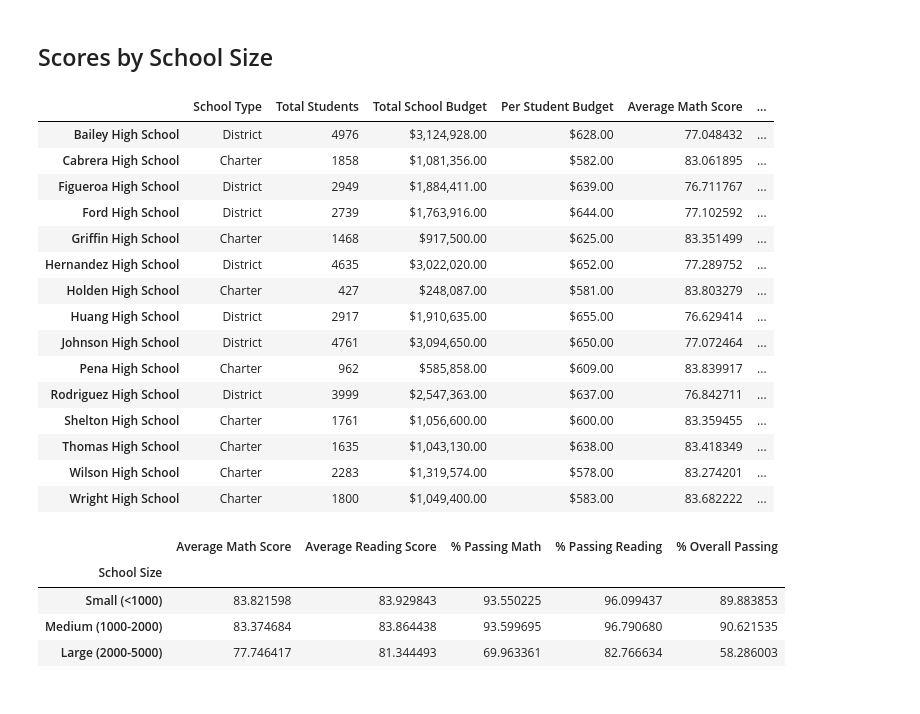
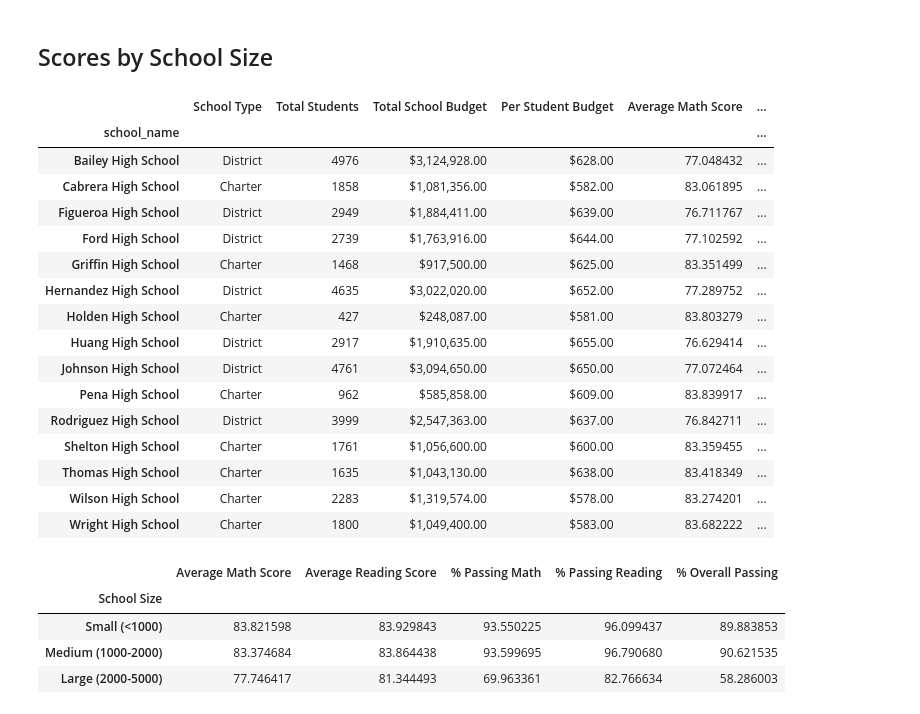
Before and after one commit to amanuel-am/pandas-challenge, a Jupyter notebook: PyCitySchools/PyCitySchools_starter.ipynb, the cells around one changed output. Cells and saved outputs as stored; diff of their text form; code cells hidden in the pictures.

```diff
--- a/PyCitySchools/PyCitySchools_starter.ipynb
+++ b/PyCitySchools/PyCitySchools_starter.ipynb
@@ -223,8 +223,8 @@ Thomas High School       638.0
 dtype: float64
 # %%
 # Calculate the average test scores per school from school_data_complete
-per_school_math =school_data_complete.groupby('school_name')[['math_score']].mean()
-per_school_reading =school_data_complete.groupby('school_name')[['reading_score']].mean()
+per_school_math =school_data_complete.groupby('school_name')['math_score'].mean()
+per_school_reading =school_data_complete.groupby('school_name')['reading_score'].mean()
 # %%
 per_school_math
 # %% [output]
@@ -456,6 +460,15 @@ dtype: float64
 # %%
 # Create a DataFrame called `per_school_summary` with columns for the calculations above.
-per_school_summary =pd.DataFrame([per_school_passing_math,per_school_passing_reading,overall_passing_rate])
+per_school_summary =pd.DataFrame({'School Type':school_types,
+                                 'Total Students': per_school_counts,
+                                  'Total School Budget': per_school_budget,
+                                  'Per Student Budget': per_school_capita,
+                                  'Average Math Score': per_school_math,
+                                  'Average Reading Score': per_school_reading,
+                                  '% Passing Math': per_school_passing_math,
+                                  '% Passing Reading': per_school_passing_reading,
+                                  '% Overall Passing': overall_passing_rate
+                                 })
 
 # Formatting
 per_school_summary["Total School Budget"] = per_school_summary["Total School Budget"].map("${:,.2f}".format)
@@ -584,6 +655,8 @@ school_spending_df = per_school_summary.copy()
 # %%
 # Use `pd.cut` to categorize spending based on the bins.
-school_spending_df["Spending Ranges (Per Student)"] =
+school_spending_df['Per Student Budget'] = school_spending_df['Per Student Budget'].str.replace('$', '').astype(float)
+school_spending_df["Spending Ranges (Per Student)"] =pd.cut(school_spending_df['Per Student Budget'], bins=spending_bins, labels=labels)
+school_spending_df['Per Student Budget']=school_spending_df['Per Student Budget'].map('${:,.2f}'.format)
 school_spending_df
 # %% [output]
 |  | School Type | Total Students | Total School Budget | Per Student Budget | Average Math Score | ... |
@@ -631,11 +709,12 @@ labels = ["Small (<1000)", "Medium (1000-2000)", "Large (2000-5000)"]
 # %%
 # Categorize the spending based on the bins
 # Use `pd.cut` on the "Total Students" column of the `per_school_summary` DataFrame.
 
-per_school_summary["School Size"] =
+per_school_summary["School Size"] =pd.cut(school_spending_df['Total Students'], bins=size_bins, labels=labels)
 per_school_summary
 # %% [output]
 |  | School Type | Total Students | Total School Budget | Per Student Budget | Average Math Score | ... |
+| school_name |  |  |  |  |  | ... |
 | Bailey High School | District | 4976 | $3,124,928.00 | $628.00 | 77.048432 | ... |
 | Cabrera High School | Charter | 1858 | $1,081,356.00 | $582.00 | 83.061895 | ... |
 | Figueroa High School | District | 2949 | $1,884,411.00 | $639.00 | 76.711767 | ... |
```
Also changed, not shown: parts of 14 cells of this notebook.
